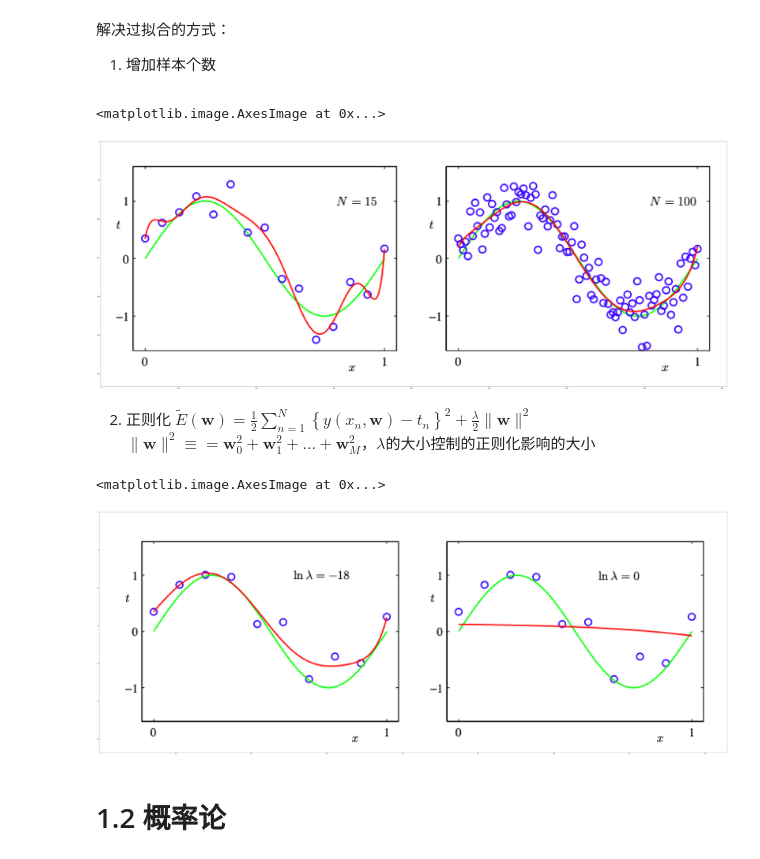
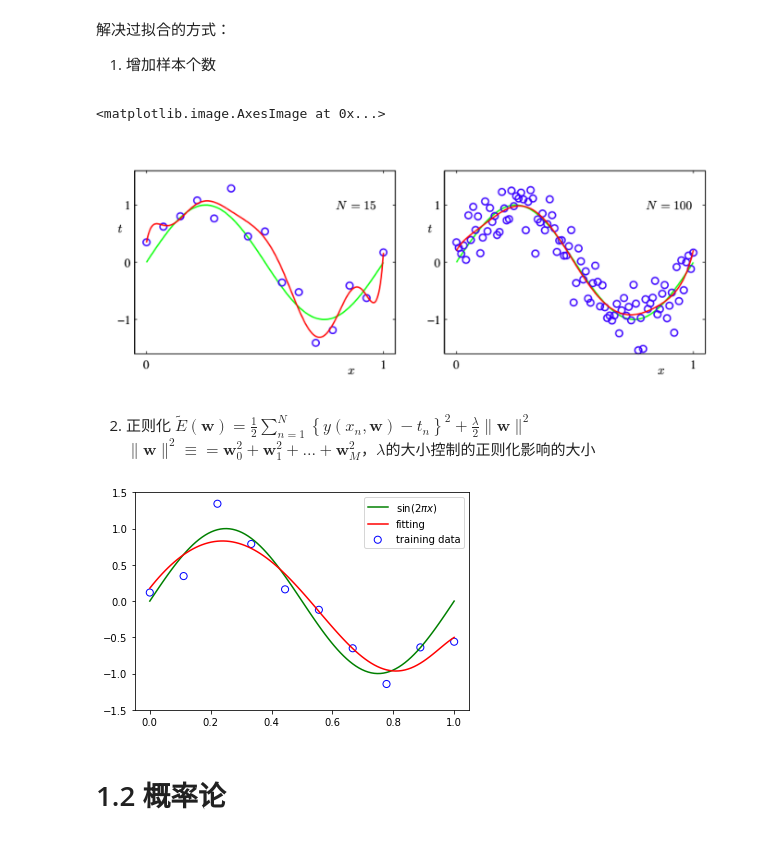
Before and after one commit to jiangyiqun233/PRML_learning, a Jupyter notebook: PRML_formula/1.绪论.ipynb, the cells around one changed output. Drawn from its saved outputs; the diff is of its cells as text; code cells hidden in the pictures.

```diff
--- a/PRML_formula/1.绪论.ipynb
+++ b/PRML_formula/1.绪论.ipynb
@@ -103,39 +103,36 @@ plt.show()
 1. 增加样本个数<p>
 # %%
 # 样本个数影响
-fig, ax = plt.subplots(figsize=(50, 80))
+fig, ax = plt.subplots(figsize=(12, 12))
 d = plt.imread('./graph/1.1数据增加.png')
+plt.axis('off')
 ax.imshow(d)
 # %% [output]
 <matplotlib.image.AxesImage at 0x...>
-[figure, old version]
+[figure, new version]
 # %% [markdown]
 2. 正则化
 $\tilde{E}(\boldsymbol{w})=\frac{1}{2} \sum_{n=1}^{N}\left\{y\left(x_{n}, \boldsymbol{w}\right)-t_{n}\right\}^{2}+\frac{\lambda}{2}\|\boldsymbol{w}\|^{2} \tag{1.4}$
 $\|\boldsymbol{w}\|^{2}\equiv=\boldsymbol{w}_0^2+\boldsymbol{w}_1^2+...+\boldsymbol{w}_M^2$，$\lambda$的大小控制的正则化影响的大小
 # %%
-# lambda大小影响
-fig, ax = plt.subplots(figsize=(100, 100))
-d = plt.imread('./graph/1.1lambda影响.png')
-plt.imshow(d)
+# M=9但用了正则化
 feature = PolynomialFeature(9)
 X_train = feature.transform(x_train)
 X_test = feature.transform(x_test)
 
 model = RidgeRegression(alpha=1e-3)
 model.fit(X_train, y_train)
 y = model.predict(X_test)
 
 y = model.predict(X_test)
 plt.scatter(x_train, y_train, facecolor="none", edgecolor="b", s=50, label="training data")
 plt.plot(x_test, y_test, c="g", label="$\sin(2\pi x)$")
 plt.plot(x_test, y, c="r", label="fitting")
 plt.ylim(-1.5, 1.5)
 plt.legend()
 plt.annotate("M=9", xy=(-0.15, 1))
 plt.show()
 # %% [output]
-<matplotlib.image.AxesImage at 0x...>
-[figure, old version]
+[figure, new version]
 # %% [markdown]
 # 1.2 概率论
```
Also changed, not shown: parts of 10 cells of this notebook, 2 other files.
